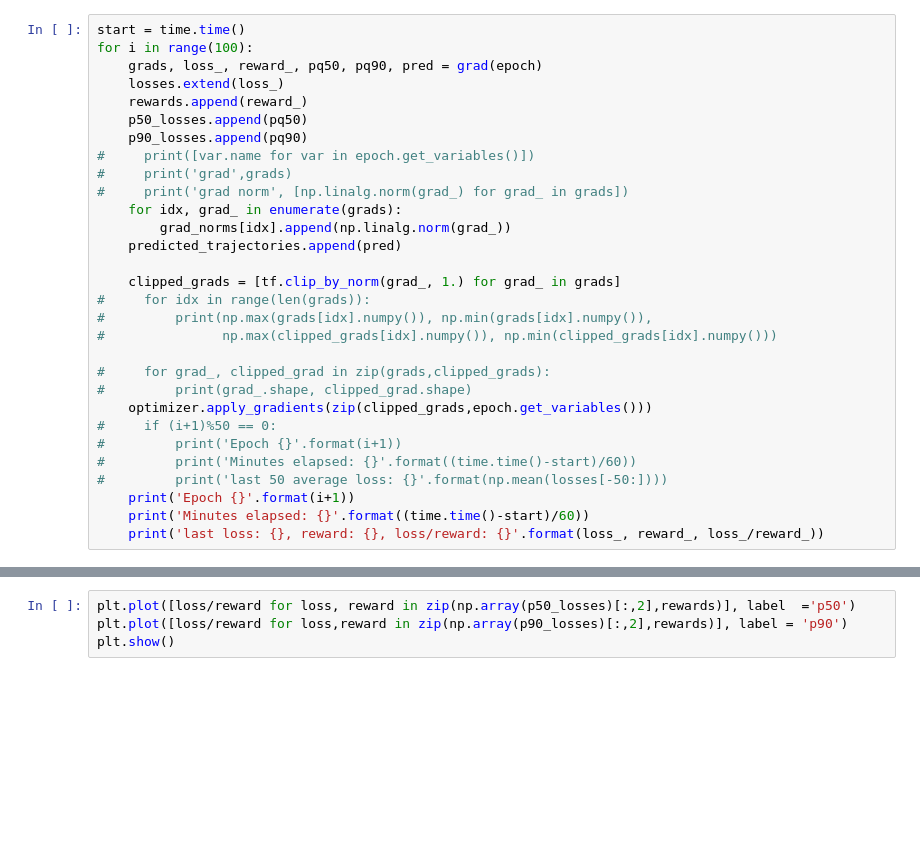
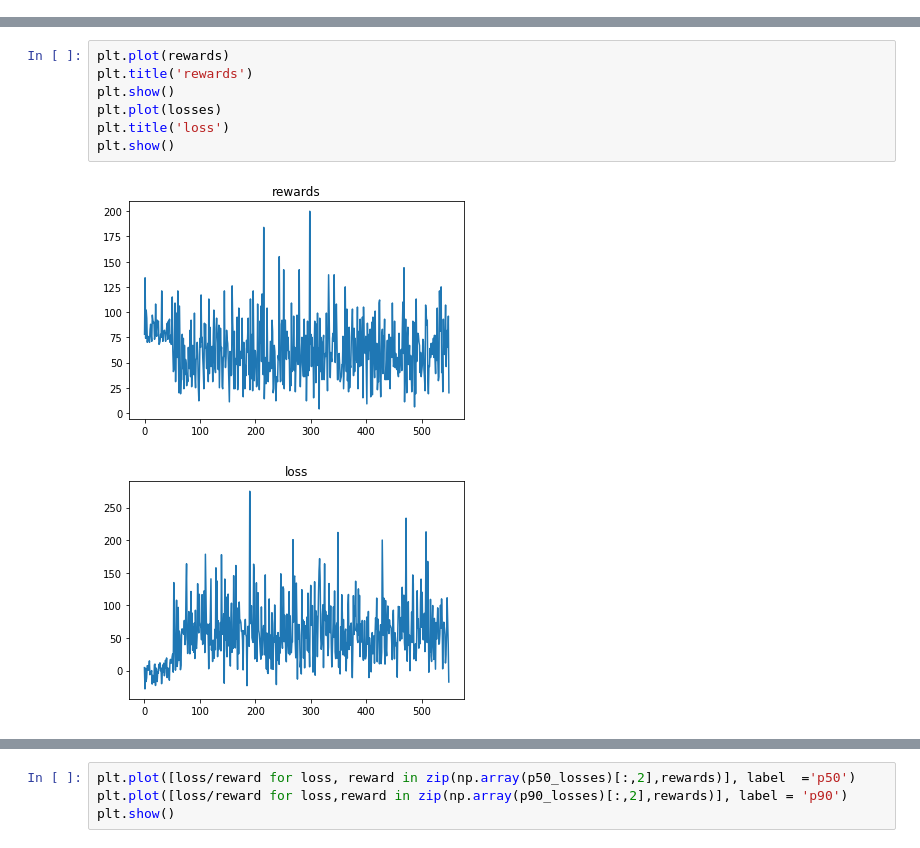
Before and after one commit to albalaka/DLQR, a Jupyter notebook: EagerExecutionAttempt.ipynb, the cells around one changed output, grey strips where cells are left out. Saved outputs shown, nothing was run; the diff lists cells and outputs as text; blank space fills up the shorter version.

```diff
--- a/EagerExecutionAttempt.ipynb
+++ b/EagerExecutionAttempt.ipynb
@@ -410,30 +484,0 @@ predicted_trajectories = []
-# %%
-start = time.time()
-for i in range(100):
-    grads, loss_, reward_, pq50, pq90, pred = grad(epoch)
-    losses.extend(loss_)
-    rewards.append(reward_)
-    p50_losses.append(pq50)
-    p90_losses.append(pq90)
-#     print([var.name for var in epoch.get_variables()])
-#     print('grad',grads)
-#     print('grad norm', [np.linalg.norm(grad_) for grad_ in grads])
-    for idx, grad_ in enumerate(grads):
-        grad_norms[idx].append(np.linalg.norm(grad_))
-    predicted_trajectories.append(pred)
-
-    clipped_grads = [tf.clip_by_norm(grad_, 1.) for grad_ in grads]
-#     for idx in range(len(grads)):
-#         print(np.max(grads[idx].numpy()), np.min(grads[idx].numpy()),
-#               np.max(clipped_grads[idx].numpy()), np.min(clipped_grads[idx].numpy()))
-
-#     for grad_, clipped_grad in zip(grads,clipped_grads):
-#         print(grad_.shape, clipped_grad.shape)
-    optimizer.apply_gradients(zip(clipped_grads,epoch.get_variables()))
-#     if (i+1)%50 == 0:
-#         print('Epoch {}'.format(i+1))
-#         print('Minutes elapsed: {}'.format((time.time()-start)/60))
-#         print('last 50 average loss: {}'.format(np.mean(losses[-50:])))
-    print('Epoch {}'.format(i+1))
-    print('Minutes elapsed: {}'.format((time.time()-start)/60))
-    print('last loss: {}, reward: {}, loss/reward: {}'.format(loss_, reward_, loss_/reward_))
@@ -439,0 +507,10 @@ for i in range(100):
+# %%
+plt.plot(rewards)
+plt.title('rewards')
+plt.show()
+plt.plot(losses)
+plt.title('loss')
+plt.show()
+# %% [output]
+[figure, added]
+[figure, added]
```
Also changed, not shown: parts of 16 cells of this notebook.
